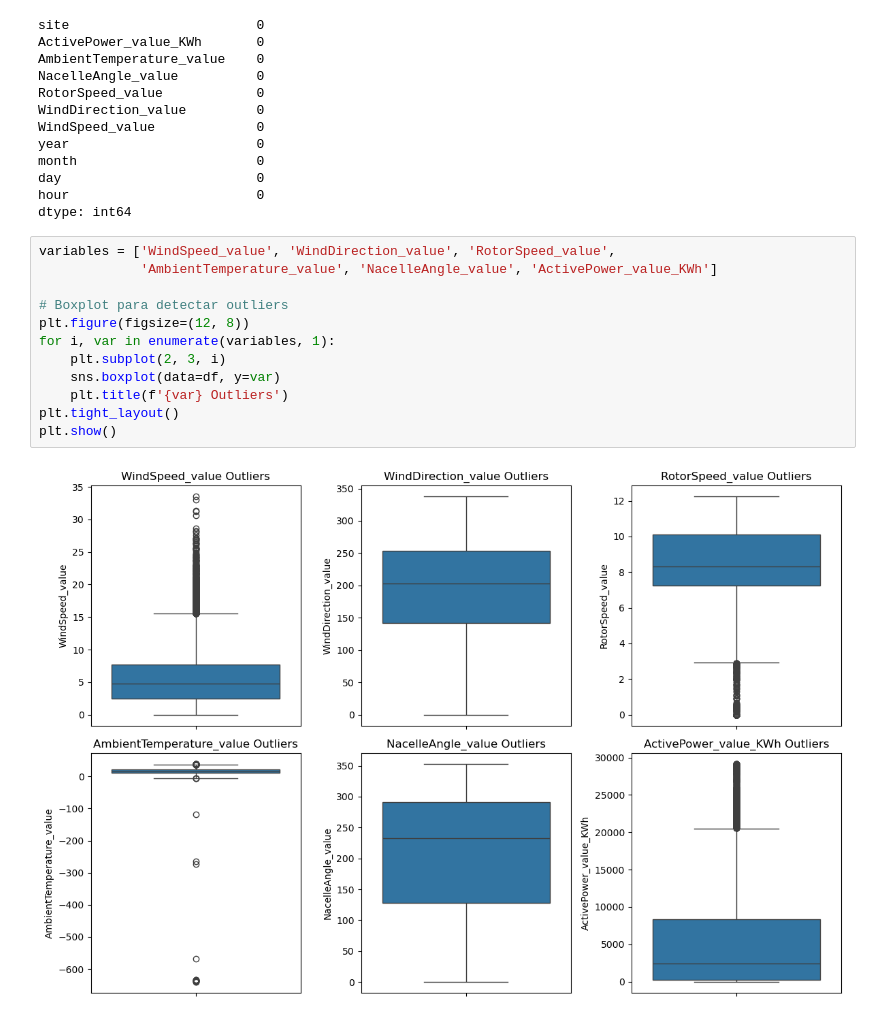
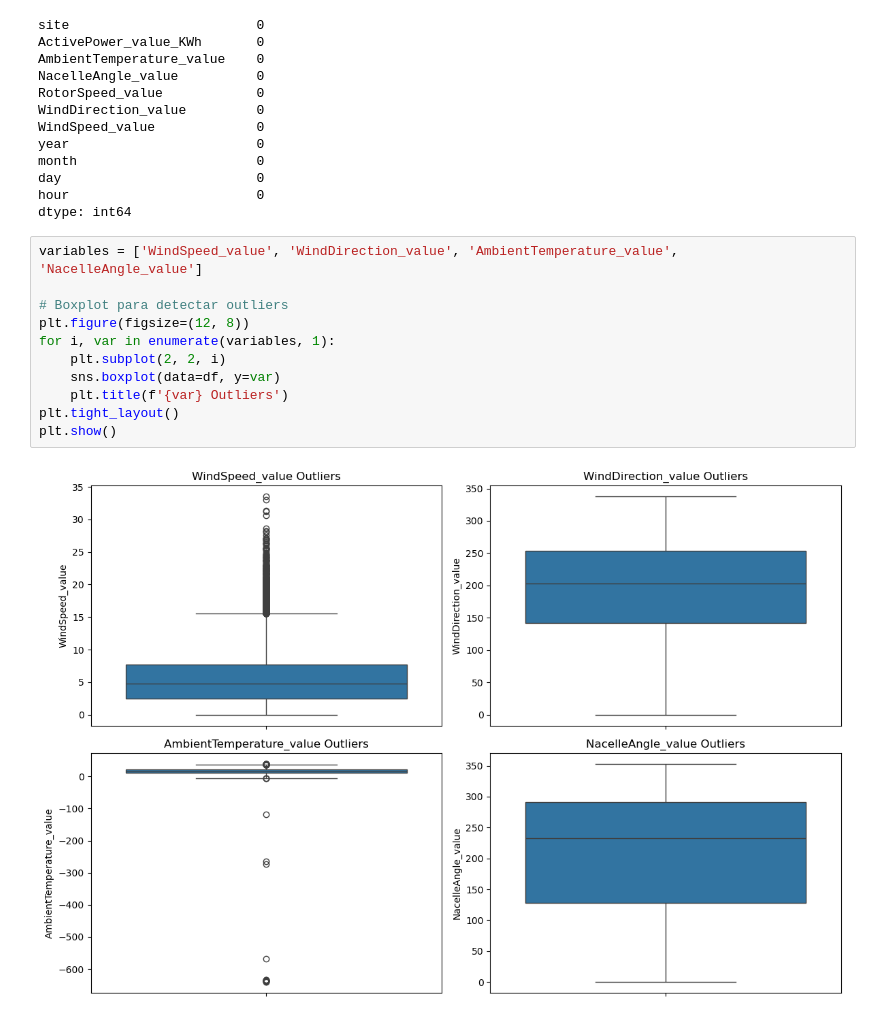
Before and after one commit to josemauma/TFG-ML-DL-WIND-SOLAR-FARMS, a Jupyter notebook: WINDMILLS/TFG_W_DL.ipynb, the cells around one changed output. Cells and saved outputs as stored; diff of their text form.

```diff
--- a/WINDMILLS/TFG_W_DL.ipynb
+++ b/WINDMILLS/TFG_W_DL.ipynb
@@ -72,19 +139,18 @@ day                         0
 hour                        0
 dtype: int64
 # %%
-variables = ['WindSpeed_value', 'WindDirection_value', 'RotorSpeed_value',
-             'AmbientTemperature_value', 'NacelleAngle_value', 'ActivePower_value_KWh']
+variables = ['WindSpeed_value', 'WindDirection_value', 'AmbientTemperature_value', 'NacelleAngle_value']
 
 # Boxplot para detectar outliers
 plt.figure(figsize=(12, 8))
 for i, var in enumerate(variables, 1):
-    plt.subplot(2, 3, i)
+    plt.subplot(2, 2, i)
     sns.boxplot(data=df, y=var)
     plt.title(f'{var} Outliers')
 plt.tight_layout()
 plt.show()
 # %% [output]
-[figure, old version]
+[figure, new version]
 # %%
 # 2. Imputar valores atípicos con la media
 for var in variables:
```
Also changed, not shown: parts of 20 cells of this notebook, 21 other files.
